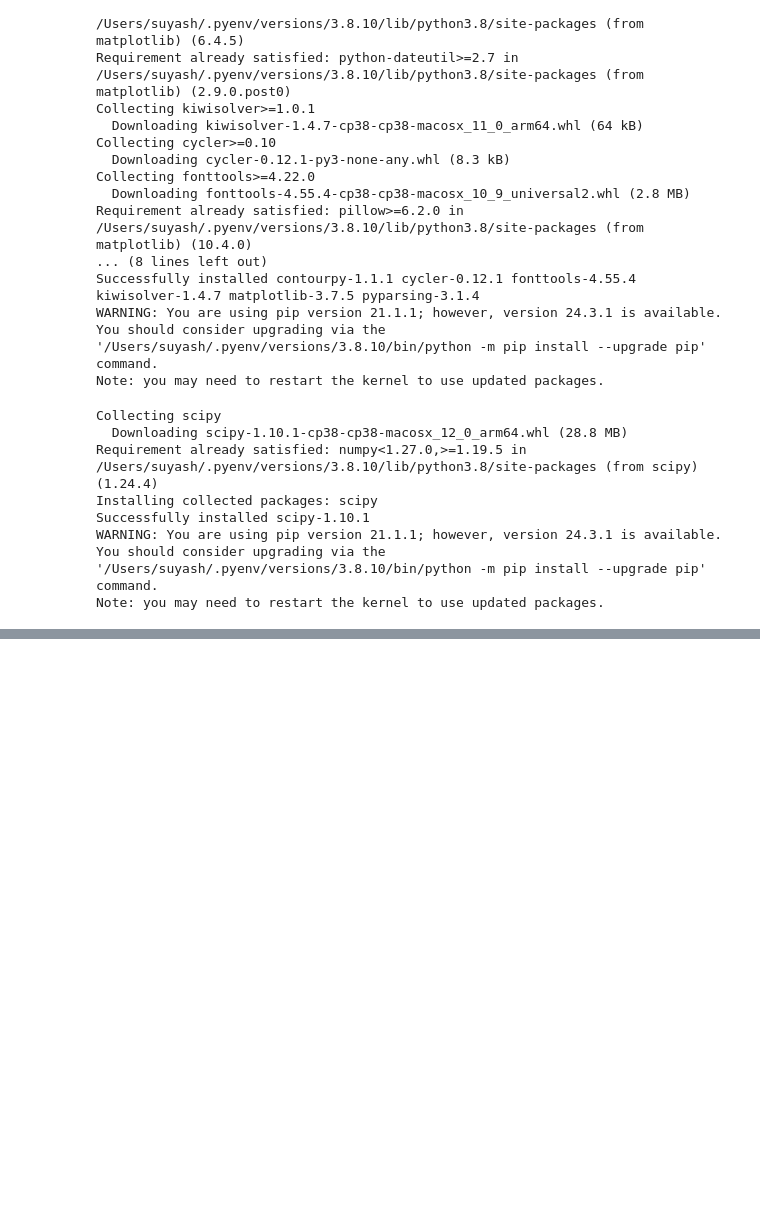
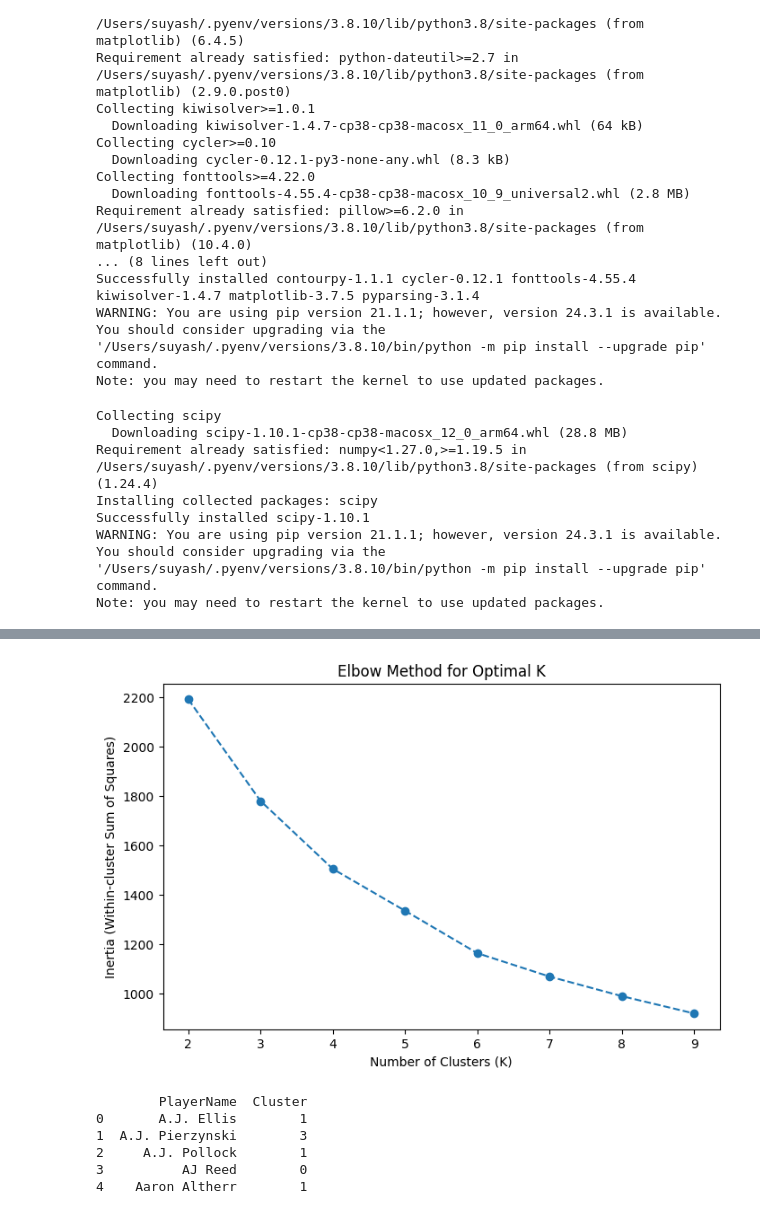
Before and after one commit to SuyashSalvi/MLB, a Jupyter notebook: data_cleaning.ipynb, the cells around one changed output, grey strips where cells are left out. Drawn from its saved outputs; the diff is of its cells as text; code cells hidden in the pictures; blank space fills up the shorter version.

Commit message:
model training

```diff
--- a/data_cleaning.ipynb
+++ b/data_cleaning.ipynb
@@ -111,0 +199,3 @@ df = df[df['HitDistance_zscore'].abs() <= 3]
+# %%
+df = df.drop(columns=["title"])
+df.head(10)
@@ -111,0 +218,17 @@ df = df[df['HitDistance_zscore'].abs() <= 3]
+# %%
+# Group by PlayerName and compute average statistics
+player_stats = df.groupby("PlayerName").agg({
+    "ExitVelocity": ["mean", "max", "min"],
+    "HitDistance": ["mean", "max", "min"],
+    "LaunchAngle": ["mean", "max", "min"],
+    "Year": ["min", "max"]
+}).reset_index()
+
+# Rename columns for clarity
+player_stats.columns = ["PlayerName", "EV_Mean", "EV_Max", "EV_Min",
+                        "HD_Mean", "HD_Max", "HD_Min",
+                        "LA_Mean", "LA_Max", "LA_Min",
+                        "FirstYear", "LastYear"]
+
+# Display player stats
+print(player_stats.head())
@@ -111,0 +249,44 @@ df = df[df['HitDistance_zscore'].abs() <= 3]
+# %%
+from sklearn.cluster import KMeans
+from sklearn.preprocessing import StandardScaler
+import matplotlib.pyplot as plt
+
+# Select relevant numerical features for clustering
+features = ["EV_Mean", "HD_Mean", "LA_Mean"]
+
+# Standardize the features (normalize data)
+scaler = StandardScaler()
+player_stats_scaled = scaler.fit_transform(player_stats[features])
+
+# Find the optimal number of clusters using the Elbow Method
+inertia = []
+k_values = range(2, 10)  # Testing different numbers of clusters
+
+for k in k_values:
+    kmeans = KMeans(n_clusters=k, random_state=42, n_init=10)
+    kmeans.fit(player_stats_scaled)
+    inertia.append(kmeans.inertia_)
+
+# Plot the elbow curve
+plt.figure(figsize=(8,5))
+plt.plot(k_values, inertia, marker='o', linestyle='--')
+plt.xlabel("Number of Clusters (K)")
+plt.ylabel("Inertia (Within-cluster Sum of Squares)")
+plt.title("Elbow Method for Optimal K")
+plt.show()
+
+# Train final K-Means model with optimal K (choose from the elbow point)
+optimal_k = 4
+kmeans = KMeans(n_clusters=optimal_k, random_state=42, n_init=10)
+player_stats["Cluster"] = kmeans.fit_predict(player_stats_scaled)
+
+# Display player clusters
+print(player_stats[["PlayerName", "Cluster"]].head())
+# %% [output]
+[figure, added]
+        PlayerName  Cluster
+0       A.J. Ellis        1
+1  A.J. Pierzynski        3
+2     A.J. Pollock        1
+3          AJ Reed        0
+4    Aaron Altherr        1
```
Also changed, not shown: parts of 30 cells of this notebook, 6 other files.
